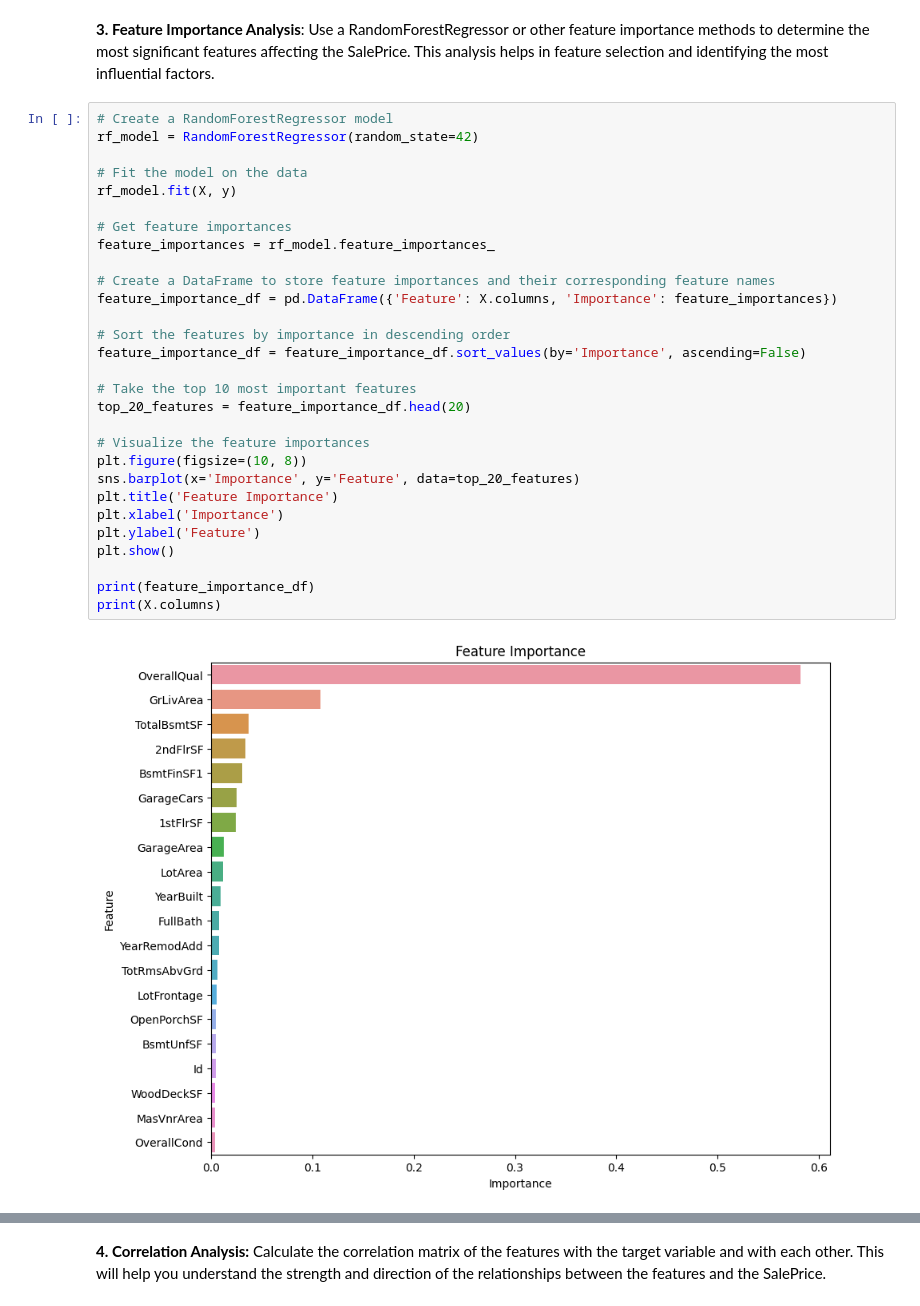
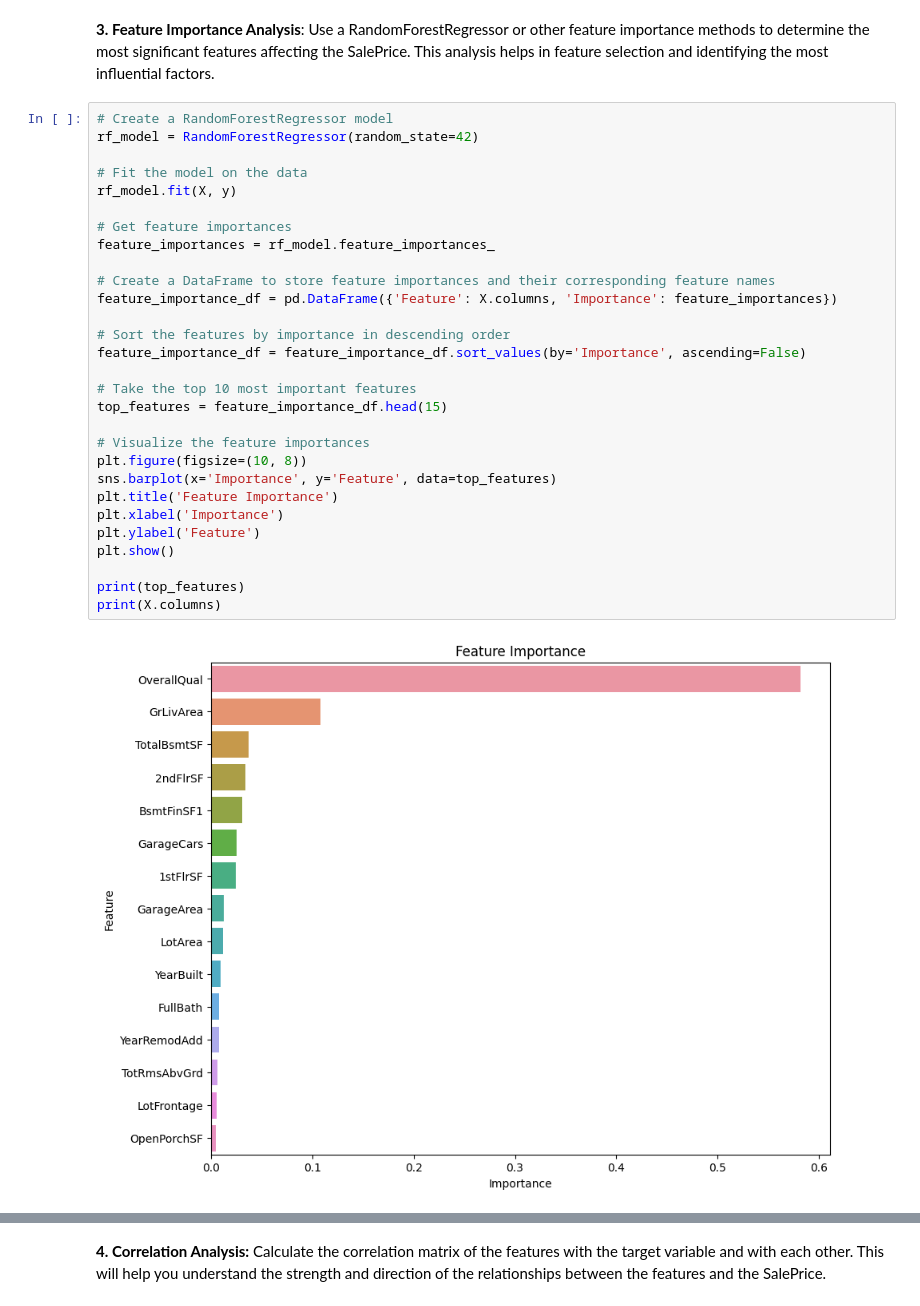
Before and after one commit to danikvh/Kaggle, a Jupyter notebook: Competitions/1. Housing Prices Competition/1. Housing Prices Competition.ipynb, the cells around one changed output, grey strips where cells are left out. Drawn from its saved outputs; the diff is of its cells as text.

```diff
--- a/Competitions/1. Housing Prices Competition/1. Housing Prices Competition.ipynb
+++ b/Competitions/1. Housing Prices Competition/1. Housing Prices Competition.ipynb
@@ -225,31 +227,31 @@ Length: 263, dtype: int64
 # %%
 # Create a RandomForestRegressor model
 rf_model = RandomForestRegressor(random_state=42)
 
 # Fit the model on the data
 rf_model.fit(X, y)
 
 # Get feature importances
 feature_importances = rf_model.feature_importances_
 
 # Create a DataFrame to store feature importances and their corresponding feature names
 feature_importance_df = pd.DataFrame({'Feature': X.columns, 'Importance': feature_importances})
 
 # Sort the features by importance in descending order
 feature_importance_df = feature_importance_df.sort_values(by='Importance', ascending=False)
 
 # Take the top 10 most important features
-top_20_features = feature_importance_df.head(20)
+top_features = feature_importance_df.head(15)
 
 # Visualize the feature importances
 plt.figure(figsize=(10, 8))
-sns.barplot(x='Importance', y='Feature', data=top_20_features)
+sns.barplot(x='Importance', y='Feature', data=top_features)
 plt.title('Feature Importance')
 plt.xlabel('Importance')
 plt.ylabel('Feature')
 plt.show()
 
-print(feature_importance_df)
+print(top_features)
 print(X.columns)
 # %% [output]
-[figure, old version]
+[figure, new version]
```
Also changed, not shown: parts of 6 cells of this notebook.
